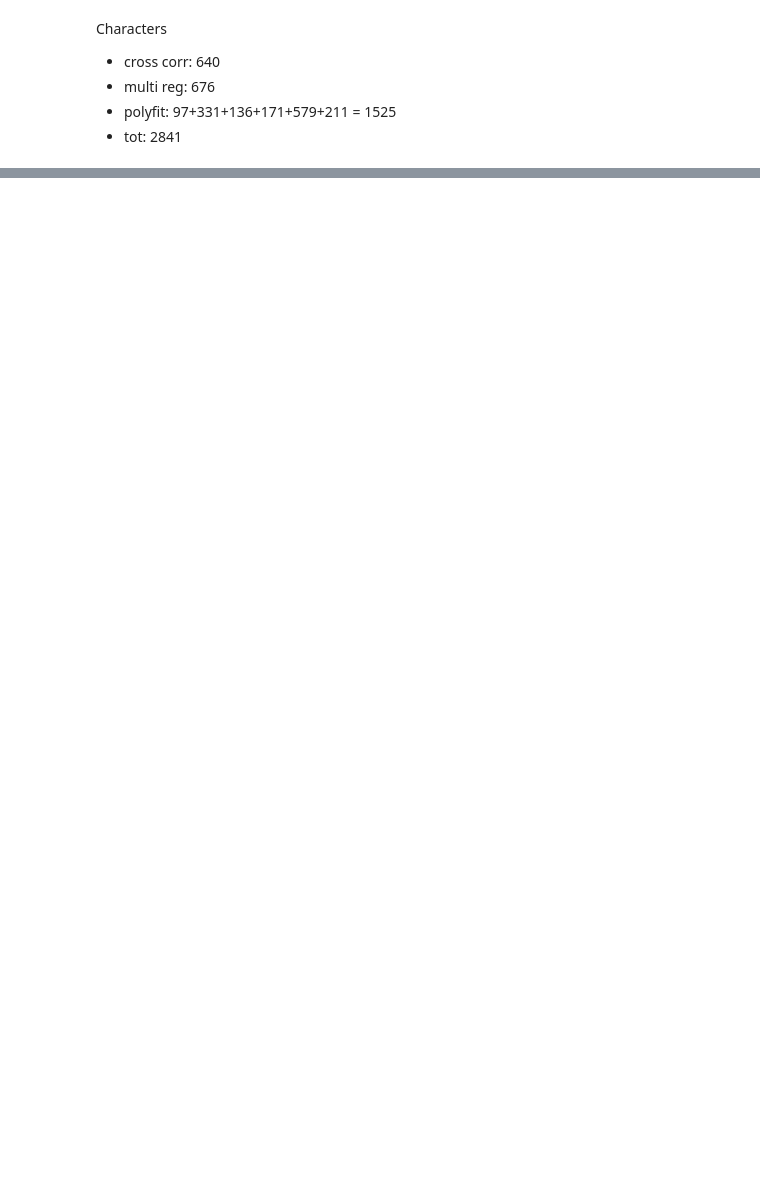
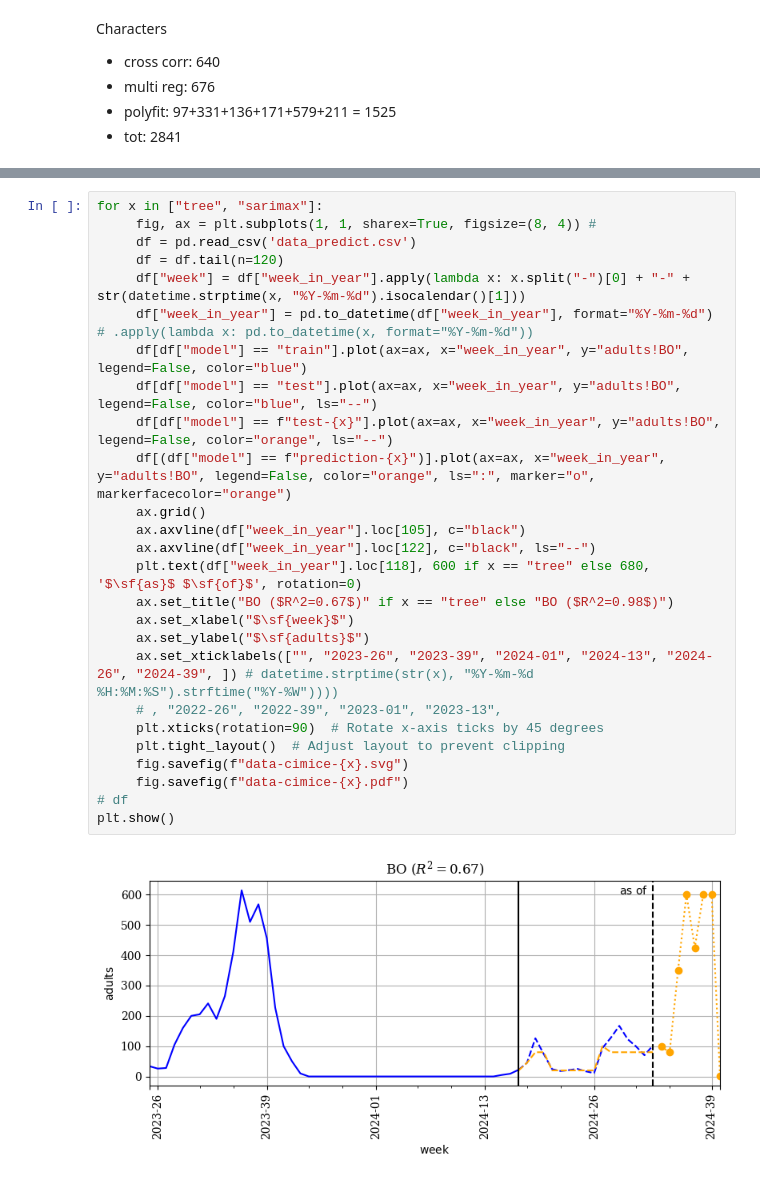
Before and after one commit to big-unibo/predict, a Jupyter notebook: intentional/src/main/python/chart_predict.ipynb, the cells around one changed output, grey strips where cells are left out. Saved outputs shown, nothing was run; the diff lists cells and outputs as text; blank space fills up the shorter version.

Commit message:
working on the tests

```diff
--- a/intentional/src/main/python/chart_predict.ipynb
+++ b/intentional/src/main/python/chart_predict.ipynb
@@ -151,0 +121,28 @@ df
+# %%
+for x in ["tree", "sarimax"]:
+     fig, ax = plt.subplots(1, 1, sharex=True, figsize=(8, 4)) #
+     df = pd.read_csv('data_predict.csv')
+     df = df.tail(n=120)
+     df["week"] = df["week_in_year"].apply(lambda x: x.split("-")[0] + "-" + str(datetime.strptime(x, "%Y-%m-%d").isocalendar()[1]))
+     df["week_in_year"] = pd.to_datetime(df["week_in_year"], format="%Y-%m-%d") # .apply(lambda x: pd.to_datetime(x, format="%Y-%m-%d"))
+     df[df["model"] == "train"].plot(ax=ax, x="week_in_year", y="adults!BO", legend=False, color="blue")
+     df[df["model"] == "test"].plot(ax=ax, x="week_in_year", y="adults!BO", legend=False, color="blue", ls="--")
+     df[df["model"] == f"test-{x}"].plot(ax=ax, x="week_in_year", y="adults!BO", legend=False, color="orange", ls="--")
+     df[(df["model"] == f"prediction-{x}")].plot(ax=ax, x="week_in_year", y="adults!BO", legend=False, color="orange", ls=":", marker="o", markerfacecolor="orange")
+     ax.grid()
+     ax.axvline(df["week_in_year"].loc[105], c="black")
+     ax.axvline(df["week_in_year"].loc[122], c="black", ls="--")
+     plt.text(df["week_in_year"].loc[118], 600 if x == "tree" else 680, '$\sf{as}$ $\sf{of}$', rotation=0)
+     ax.set_title("BO ($R^2=0.67$)" if x == "tree" else "BO ($R^2=0.98$)")
+     ax.set_xlabel("$\sf{week}$")
+     ax.set_ylabel("$\sf{adults}$")
+     ax.set_xticklabels(["", "2023-26", "2023-39", "2024-01", "2024-13", "2024-26", "2024-39", ]) # datetime.strptime(str(x), "%Y-%m-%d %H:%M:%S").strftime("%Y-%W"))))
+     # , "2022-26", "2022-39", "2023-01", "2023-13",
+     plt.xticks(rotation=90)  # Rotate x-axis ticks by 45 degrees
+     plt.tight_layout()  # Adjust layout to prevent clipping
+     fig.savefig(f"data-cimice-{x}.svg")
+     fig.savefig(f"data-cimice-{x}.pdf")
+# df
+plt.show()
+# %% [output]
+[figure, added]
```
Also changed, not shown: parts of 4 cells of this notebook, 3 other files.
